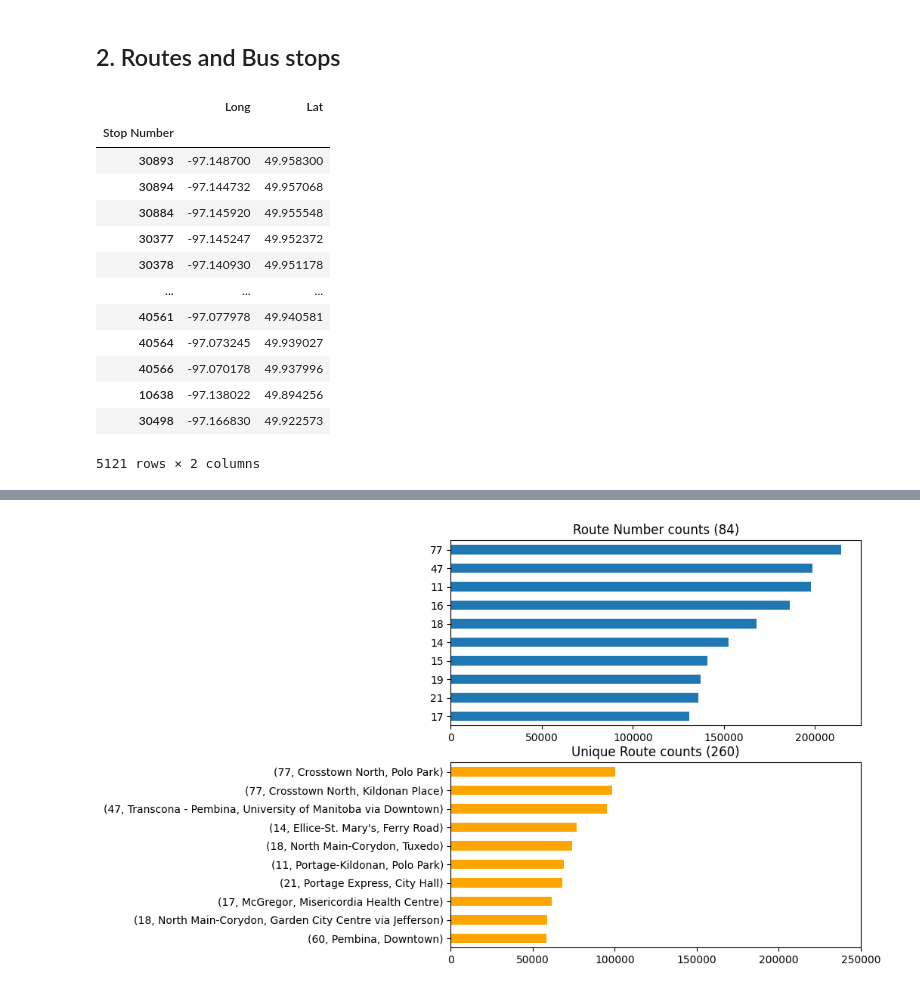
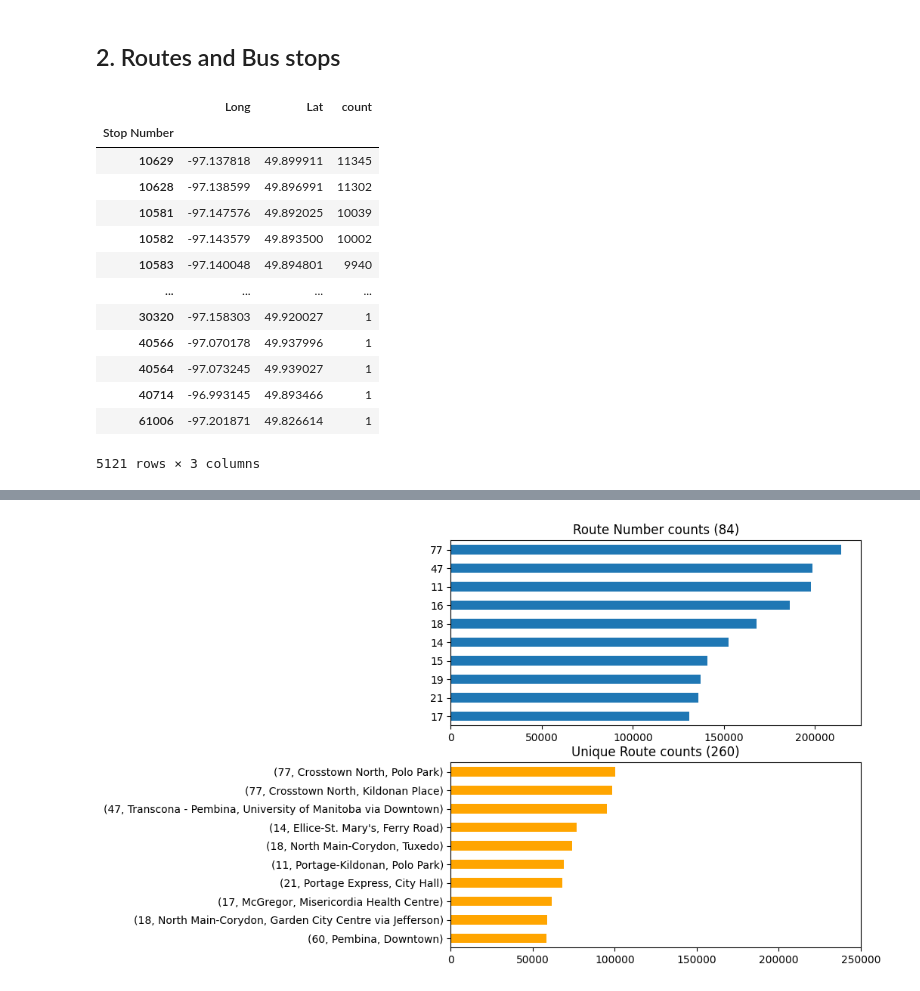
Before and after one commit to tranndt/ml-comp4710-WPGTransitOTP, a Jupyter notebook: res/0_bus_otp.ipynb, the cells around one changed output, grey strips where cells are left out. Saved outputs shown, nothing was run; the diff lists cells and outputs as text; code cells hidden in the pictures.

```diff
--- a/res/0_bus_otp.ipynb
+++ b/res/0_bus_otp.ipynb
@@ -200,20 +193,20 @@ plt.show()
 # %% [markdown]
 ## 2. Routes and Bus stops
 # %%
-DF_STOP_NUMBER = df[["Stop Number","Long","Lat"]].drop_duplicates().set_index("Stop Number")
+DF_STOP_NUMBER = df[["Stop Number","Long","Lat"]].value_counts().reset_index().set_index("Stop Number").rename(columns={0:"count"})
 DF_STOP_NUMBER
 # %% [output]
-|  | Long | Lat |
-| Stop Number |  |  |
-| 30893 | -97.148700 | 49.958300 |
-| 30894 | -97.144732 | 49.957068 |
-| 30884 | -97.145920 | 49.955548 |
-| 30377 | -97.145247 | 49.952372 |
-| 30378 | -97.140930 | 49.951178 |
-| ... | ... | ... |
-| 40561 | -97.077978 | 49.940581 |
-| 40564 | -97.073245 | 49.939027 |
-| 40566 | -97.070178 | 49.937996 |
-| 10638 | -97.138022 | 49.894256 |
-| 30498 | -97.166830 | 49.922573 |
+|  | Long | Lat | count |
+| Stop Number |  |  |  |
+| 10629 | -97.137818 | 49.899911 | 11345 |
+| 10628 | -97.138599 | 49.896991 | 11302 |
+| 10581 | -97.147576 | 49.892025 | 10039 |
+| 10582 | -97.143579 | 49.893500 | 10002 |
+| 10583 | -97.140048 | 49.894801 | 9940 |
+| ... | ... | ... | ... |
+| 30320 | -97.158303 | 49.920027 | 1 |
+| 40566 | -97.070178 | 49.937996 | 1 |
+| 40564 | -97.073245 | 49.939027 | 1 |
+| 40714 | -96.993145 | 49.893466 | 1 |
+| 61006 | -97.201871 | 49.826614 | 1 |
-5121 rows × 2 columns
+5121 rows × 3 columns
```
Also changed, not shown: parts of 6 cells of this notebook, 2 other files.
